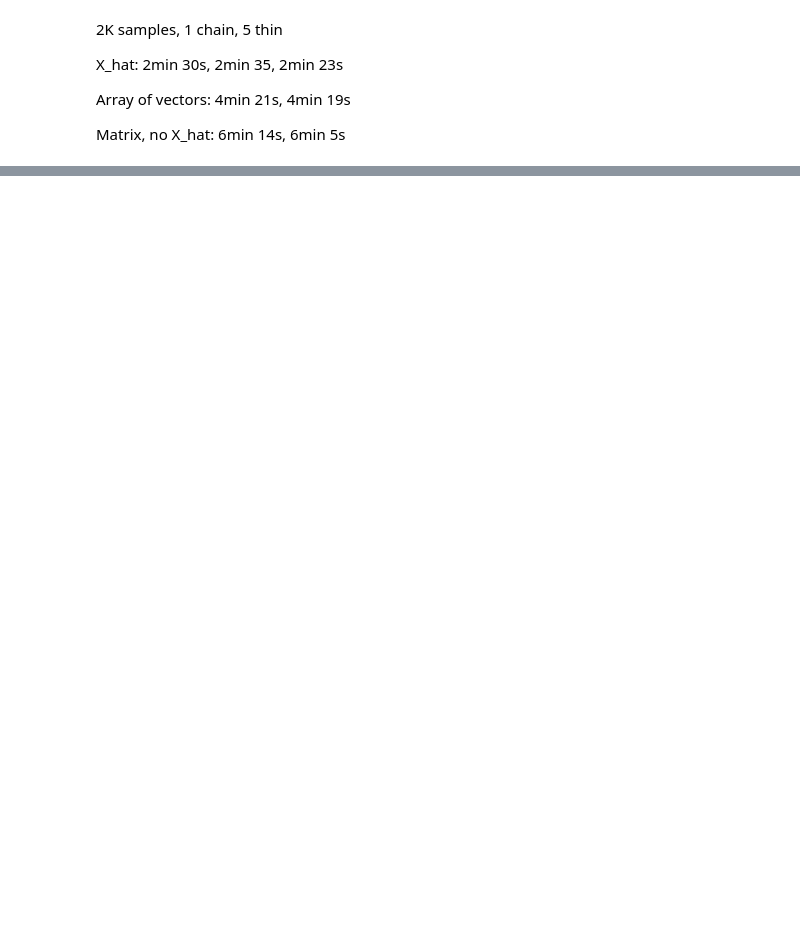
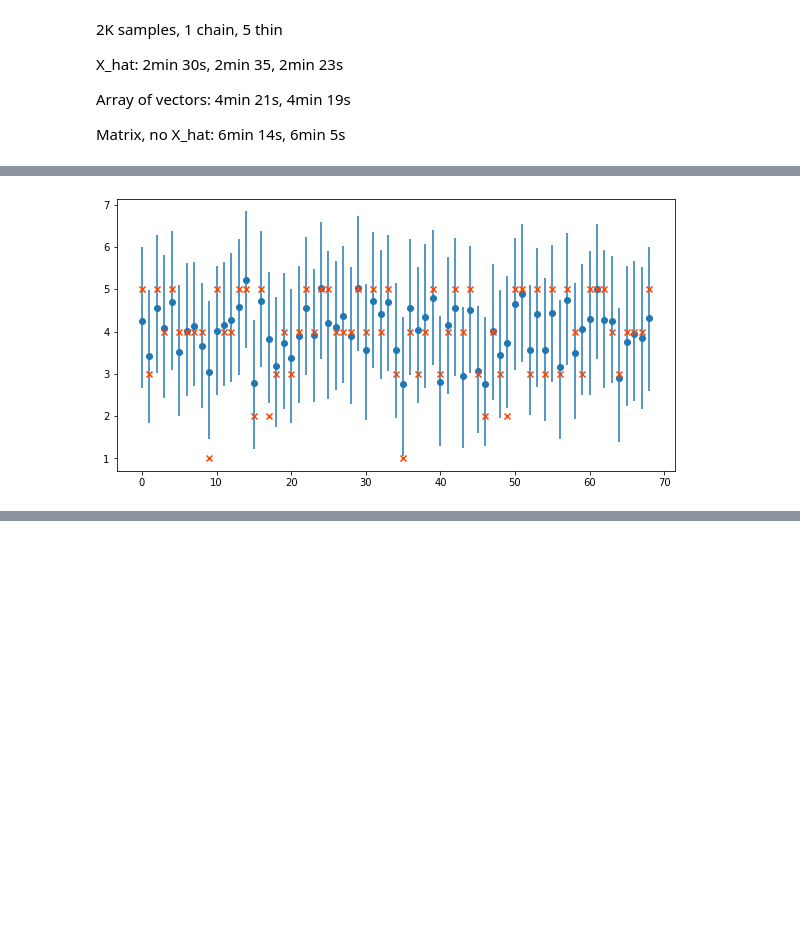
Before and after one commit to Napam/INF367A, a Jupyter notebook: Projects/Project2/StanProject.ipynb, the cells around one changed output, grey strips where cells are left out. Cells and saved outputs as stored; diff of their text form; code cells hidden in the pictures; blank space fills up the shorter version.

Commit message:
Trained for a day yo

```diff
--- a/Projects/Project2/StanProject.ipynb
+++ b/Projects/Project2/StanProject.ipynb
@@ -24,7 +24,7 @@ The data we have is essentially a matrix, where the each row correspond to a per
 # Define constants
 DATA_DIR = 'ml-100k'
 # %%
-df, _, _ = utils.get_ml100k_data(DATA_DIR, subsample_top_users=150, subsample_top_items=20)
+df, _, _ = utils.get_ml100k_data(DATA_DIR, subsample_top_users=200, subsample_top_items=30)
 df[['user_id', 'item_id']] -= 1
 
 # We are not going to use timestamp, therefore drop it
@@ -213,13 +226,0 @@ print(time()-t0)
-# %%
-sm_simple = StanClasses.SimpleFactorizer(10)
-
-t0 = time()
-sm_simple.fit(df_train, chains=1, n_jobs=-1, iter=1000, thin=5, control={'max_treedepth':20})
-print(time()-t0)
-# %%
-fig, axes = plt.subplots(figsize=(7,2))
-plt.grid()
-sm_simple.ci(show=True, ax=axes, label='Simple', zorder=2)
-sm_nmf.ci(show=True, ax=axes, label='NMF', zorder=3)
-plt.xticks(np.arange(20))
-plt.legend()
@@ -229,0 +229,84 @@ print(sm_simple.mae(df_test))
+# %%
+def _plot_ci(self, n, P, lower_bounds, upper_bounds, ax, *args,
+             **kwargs):
+    '''
+    Plots credible intervals
+    '''
+    means = P.mean(axis=0)
+
+    if ax is None:
+        ax = plt.gca()
+
+    ax.errorbar(range(n), means,
+                yerr=[means-lower_bounds, upper_bounds-means],
+                fmt='o', *args, **kwargs)
+
+def ci(self, n_elements: int=20, row_inds: Iterable=None,
+       col_inds: Iterable=None, n_samples: int=1000, p=0.95, plot: bool=False,
+       ax: 'matplotlib.Axes'=None, *args, **kwargs):
+    '''
+    Computes credible intervals first elements of matrix.
+
+    Parameters
+    ------------
+    n_elements: Number of elements to calculte credible intervals for,
+                no effect if col_inds and row_inds are given.
+    row_inds: Optional, which row indices in X to show CIs for
+
+    col_inds: Optional, which column indices in X to show CIs for
+
+    n_samples: Number of samples to sample from predictive distribution
+
+    p: Optional, credible interval percentage, 0.95 by default
+
+    plot: Optional, to plot credible intervals or not, False by default
+
+    ax: Optional, plots on given ax, no effect if show is False
+
+    Returns
+    --------
+    (lower_bounds, upper_bounds)
+    '''
+    self.assert_fitted()
+
+    # This is equivalent to Xs = np.array([U@V for U,V in zip(Us, Vs)])
+    Xs = self.Us@self.Vs
+
+    if (row_inds is None) or (col_inds is None):
+        assert (row_inds and col_inds) is None,\
+            "Either row_inds and col_inds are both None, or both Iterables"
+        # Used to extract first n_elements from predicted Xs
+        row_inds, col_inds = np.unravel_index(range(n_elements), Xs.shape[1:])
+
+    assert len(row_inds) == len(col_inds),\
+        "Length mismatch between row_inds and col_inds"
+
+    # Sample from predictive distribution
+    picks = np.random.randint(0, len(Xs), n_samples)
+    P = Xs[picks][:,row_inds, col_inds]
+    P = self._likelihood_sample(P, picks)
+    P.sort(axis=0)
+
+    # Get credible intervals of samples from predictive distribution
+    half_p = (1-p)/2
+    lb = np.floor((half_p*n_samples)).astype(int)
+    ub = np.ceil((p+half_p)*n_samples).astype(int)
+
+    lower_bounds, upper_bounds = P[lb], P[ub]
+
+    if plot:
+        _plot_ci(self, len(row_inds), P, lower_bounds, upper_bounds, ax, *args,
+                    **kwargs)
+
+    return lower_bounds, upper_bounds
+
+def ci_df(self, df):
+    fig, ax = plt.subplots(figsize=(10,5))
+    ci(self, row_inds=df.user_id, col_inds=df.item_id, plot=True, zorder=0, ax=ax)
+    ax.scatter(range(len(df)), df.rating, marker='x', c='orangered', zorder=1)
+    plt.show()
+
+ci_df(hist['model'][5], df_train.sample(n=69))
+ci_df(hist['model'][5], df_val.sample(n=69))
+# %% [output]
+[figure, added]
```
Also changed, not shown: parts of 14 cells of this notebook, 5 other files.
